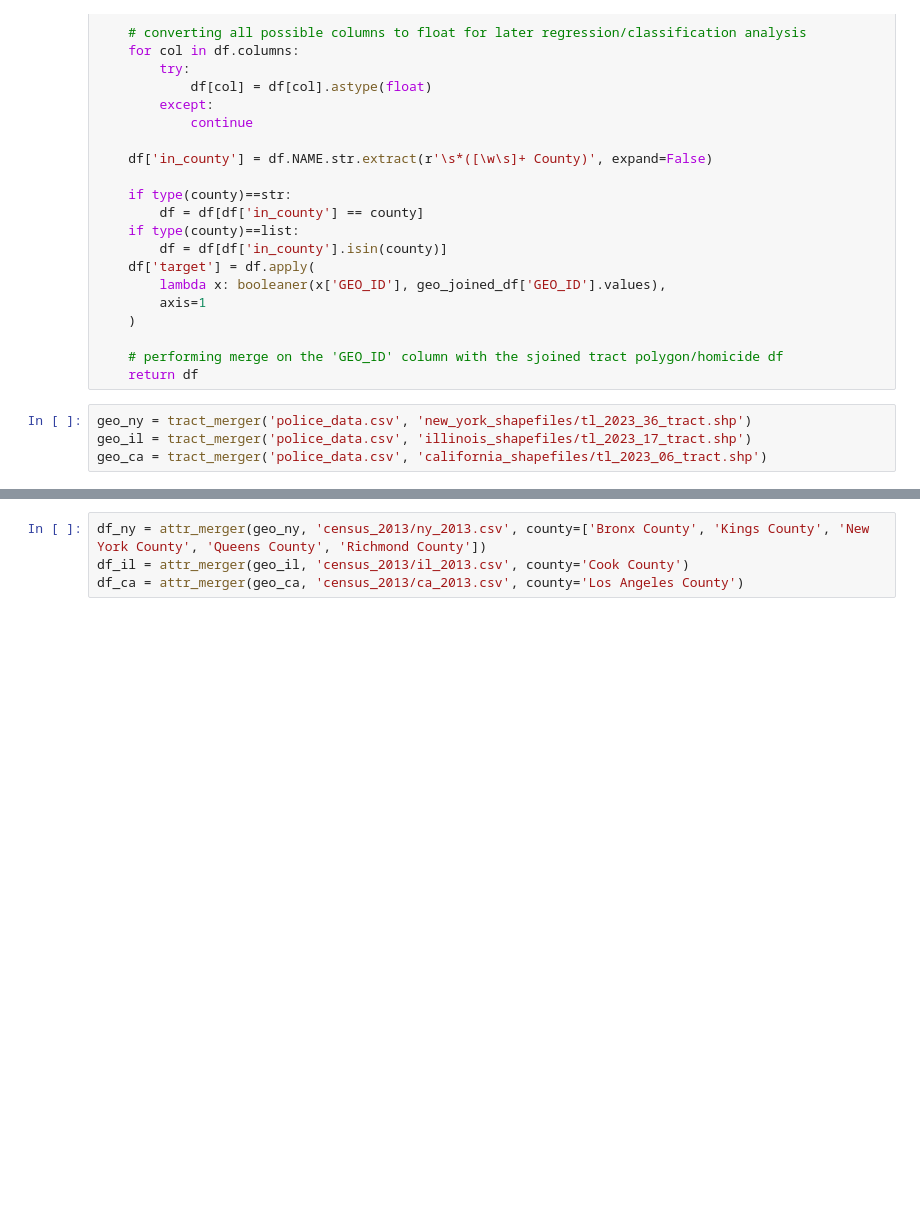
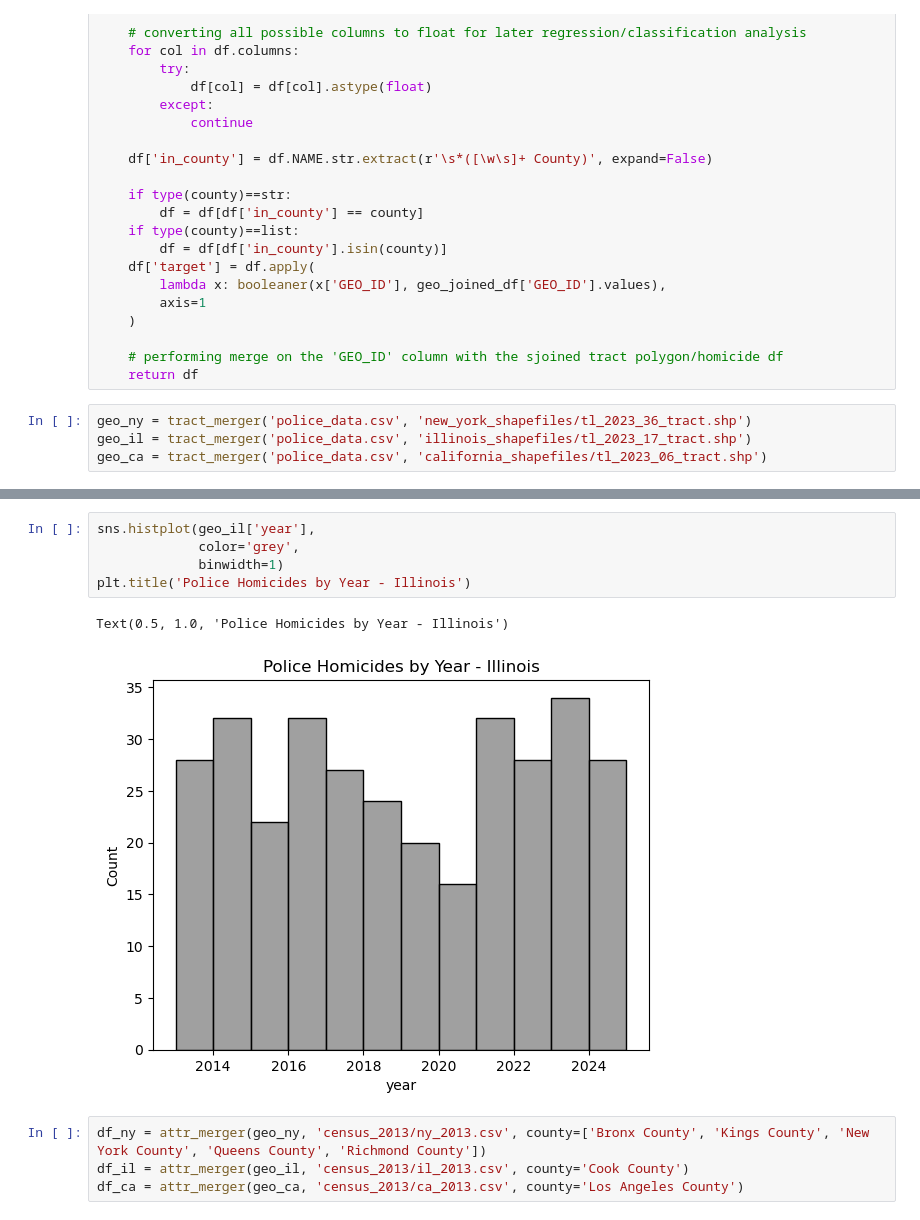
Before and after one commit to flora-concise/macs-30100-police-proj-cleaned, a Jupyter notebook: acs_merge_police.ipynb, the cells around one changed output, grey strips where cells are left out. Drawn from its saved outputs; the diff is of its cells as text; blank space fills up the shorter version.

```diff
--- a/acs_merge_police.ipynb
+++ b/acs_merge_police.ipynb
@@ -98,3 +115,11 @@ geo_ca = tract_merger('police_data.csv', 'california_shapefiles/tl_2023_06_tract
+# %%
+sns.histplot(geo_il['year'],
+             color='grey',
+             binwidth=1)
+plt.title('Police Homicides by Year - Illinois')
+# %% [output]
+Text(0.5, 1.0, 'Police Homicides by Year - Illinois')
+[figure, added]
 # %%
 df_ny = attr_merger(geo_ny, 'census_2013/ny_2013.csv', county=['Bronx County', 'Kings County', 'New York County', 'Queens County', 'Richmond County'])
 df_il = attr_merger(geo_il, 'census_2013/il_2013.csv', county='Cook County')
```
Also changed, not shown: parts of 6 cells of this notebook.
